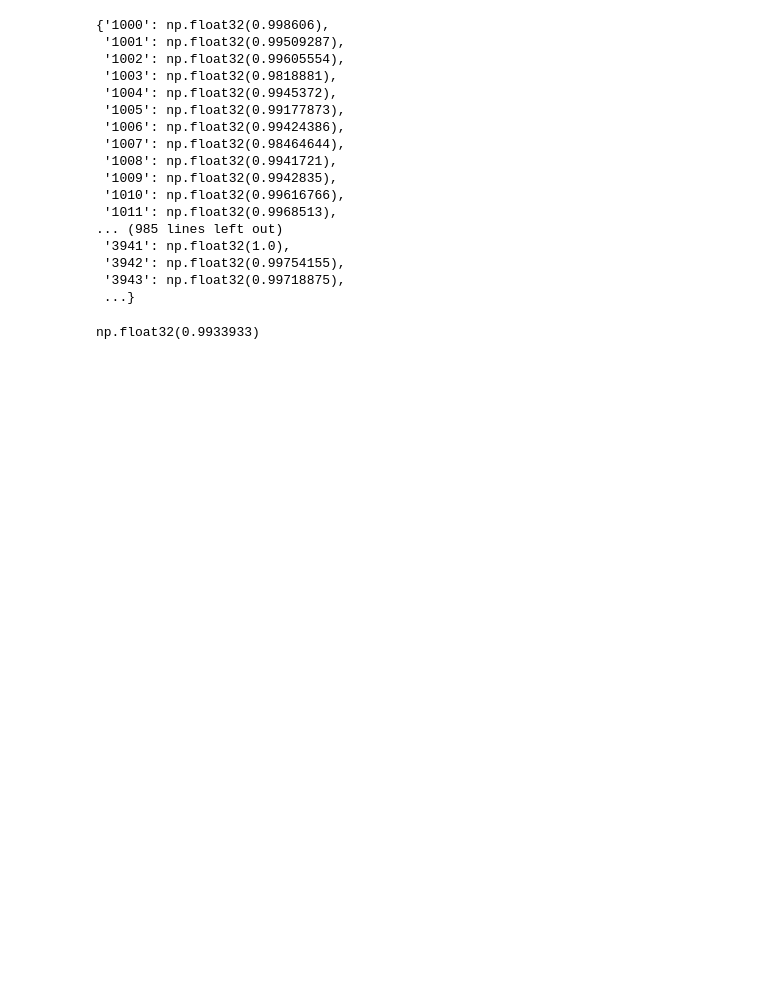
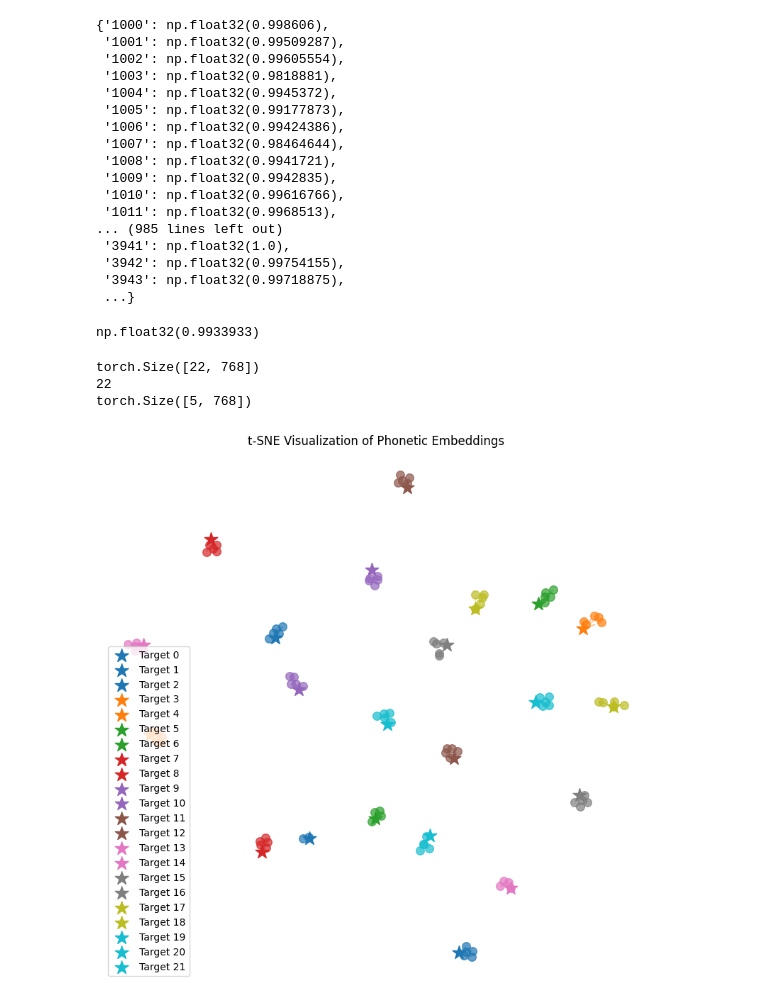
Before and after one commit to edenkim9741/Natural-Language-Processing-Project, a Jupyter notebook: experiments2.ipynb, the cells around one changed output. Drawn from its saved outputs; the diff is of its cells as text; code cells hidden in the pictures; blank space fills up the shorter version.

```diff
--- a/experiments2.ipynb
+++ b/experiments2.ipynb
@@ -86,3 +86,32 @@ grouped_files_pcc
 sum(grouped_files_pcc.values()) / len(grouped_files_pcc) # 평균 코사인 유사도
 # %% [output]
 np.float32(0.9933933)
+# %%
+grouped_files_pcc = dict.fromkeys(grouped_files.keys(), 0)
+
+gt_array = []
+sample_arrays = []
+
+for i, (key, file_list) in enumerate(grouped_files.items()):
+    gt_tensor = torch.load(os.path.join(PATH, file_list[0]))
+    sample_tensors = []
+    for file in file_list[1:]:
+        tensor = torch.load(os.path.join(PATH, file))
+        sample_tensors.append(tensor)
+    sample_tensors = torch.cat(sample_tensors)
+
+    gt_array.append(gt_tensor)
+    sample_arrays.append(sample_tensors)
+
+    if i > 20:
+        break
+
+gt_array = torch.cat(gt_array)
+print(gt_array.shape)
+
+print(len(sample_arrays))
+print(sample_arrays[0].shape)
+# %% [output]
+torch.Size([22, 768])
+22
+torch.Size([5, 768])
@@ -88,0 +179,4 @@ np.float32(0.9933933)
+# %%
+visualize_all_in_one(gt_array.numpy(), sample_arrays)
+# %% [output]
+[figure, added]
```
Also changed, not shown: parts of 1 cell of this notebook, 1 other file.
